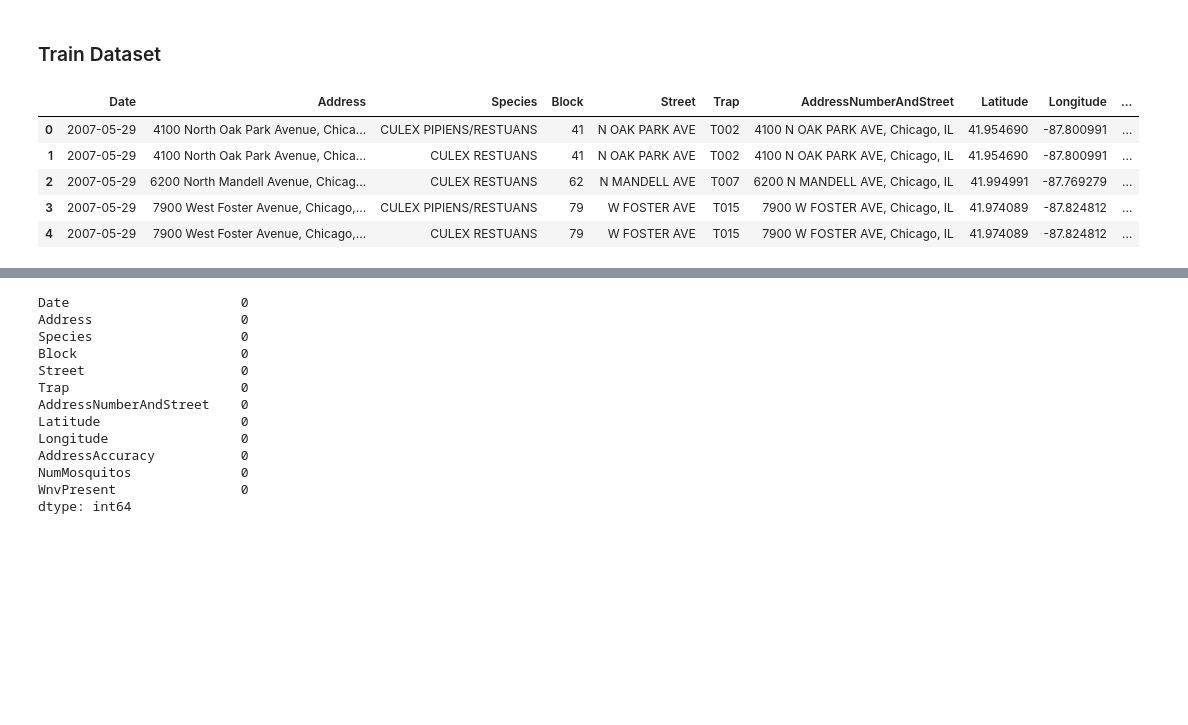
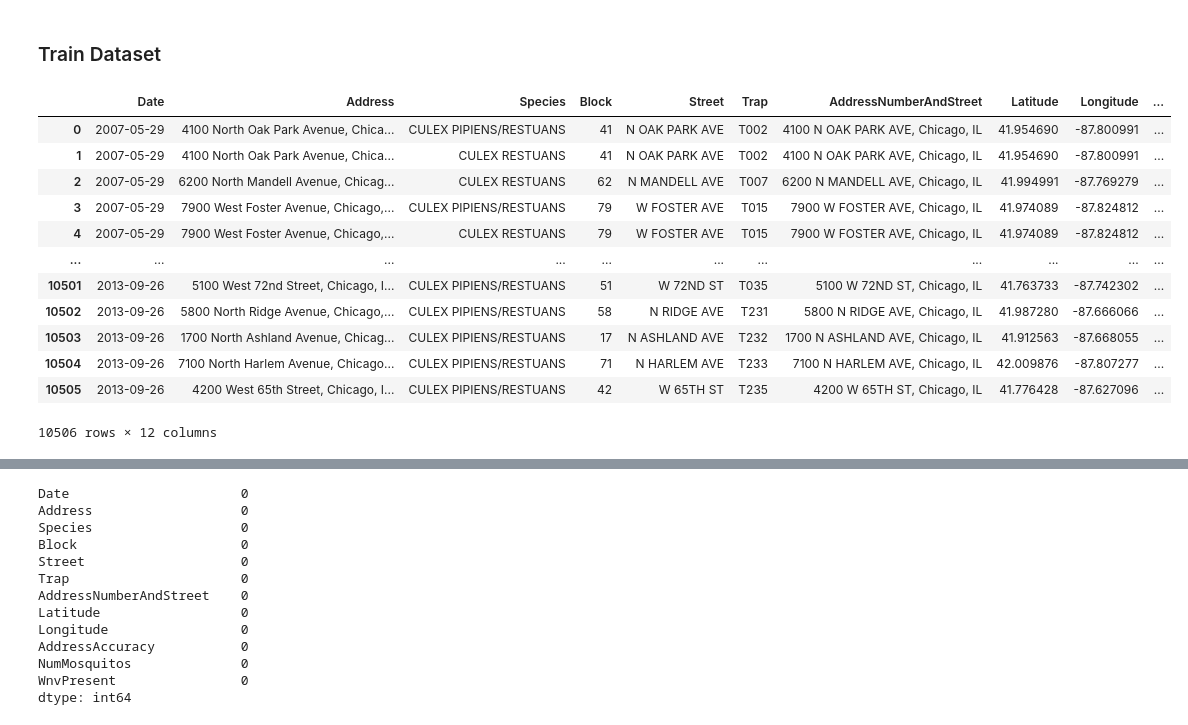
Before and after one commit to eeshawn11/DSI33-Project4, a Jupyter notebook: code/clean_1.ipynb, the cells around one changed output, grey strips where cells are left out. Cells and saved outputs as stored; diff of their text form; code cells hidden in the pictures; blank space fills up the shorter version.

```diff
--- a/code/clean_1.ipynb
+++ b/code/clean_1.ipynb
@@ -49,14 +49,21 @@ Please note that not all the locations are tested at all times. Also, records ex
 # %% [markdown]
 ### Train Dataset
 # %%
-df_train.head()
+df_train
 # %% [output]
 |  | Date | Address | Species | Block | Street | Trap | AddressNumberAndStreet | Latitude | Longitude | ... |
 | 0 | 2007-05-29 | 4100 North Oak Park Avenue, Chica... | CULEX PIPIENS/RESTUANS | 41 | N OAK PARK AVE | T002 | 4100 N OAK PARK AVE, Chicago, IL | 41.954690 | -87.800991 | ... |
 | 1 | 2007-05-29 | 4100 North Oak Park Avenue, Chica... | CULEX RESTUANS | 41 | N OAK PARK AVE | T002 | 4100 N OAK PARK AVE, Chicago, IL | 41.954690 | -87.800991 | ... |
 | 2 | 2007-05-29 | 6200 North Mandell Avenue, Chicag... | CULEX RESTUANS | 62 | N MANDELL AVE | T007 | 6200 N MANDELL AVE, Chicago, IL | 41.994991 | -87.769279 | ... |
 | 3 | 2007-05-29 | 7900 West Foster Avenue, Chicago,... | CULEX PIPIENS/RESTUANS | 79 | W FOSTER AVE | T015 | 7900 W FOSTER AVE, Chicago, IL | 41.974089 | -87.824812 | ... |
 | 4 | 2007-05-29 | 7900 West Foster Avenue, Chicago,... | CULEX RESTUANS | 79 | W FOSTER AVE | T015 | 7900 W FOSTER AVE, Chicago, IL | 41.974089 | -87.824812 | ... |
+| ... | ... | ... | ... | ... | ... | ... | ... | ... | ... | ... |
+| 10501 | 2013-09-26 | 5100 West 72nd Street, Chicago, I... | CULEX PIPIENS/RESTUANS | 51 | W 72ND ST | T035 | 5100 W 72ND ST, Chicago, IL | 41.763733 | -87.742302 | ... |
+| 10502 | 2013-09-26 | 5800 North Ridge Avenue, Chicago,... | CULEX PIPIENS/RESTUANS | 58 | N RIDGE AVE | T231 | 5800 N RIDGE AVE, Chicago, IL | 41.987280 | -87.666066 | ... |
+| 10503 | 2013-09-26 | 1700 North Ashland Avenue, Chicag... | CULEX PIPIENS/RESTUANS | 17 | N ASHLAND AVE | T232 | 1700 N ASHLAND AVE, Chicago, IL | 41.912563 | -87.668055 | ... |
+| 10504 | 2013-09-26 | 7100 North Harlem Avenue, Chicago... | CULEX PIPIENS/RESTUANS | 71 | N HARLEM AVE | T233 | 7100 N HARLEM AVE, Chicago, IL | 42.009876 | -87.807277 | ... |
+| 10505 | 2013-09-26 | 4200 West 65th Street, Chicago, I... | CULEX PIPIENS/RESTUANS | 42 | W 65TH ST | T235 | 4200 W 65TH ST, Chicago, IL | 41.776428 | -87.627096 | ... |
+10506 rows × 12 columns
 # %%
 df_train.info()
 # %% [output]
```
Also changed, not shown: parts of 79 cells of this notebook.
